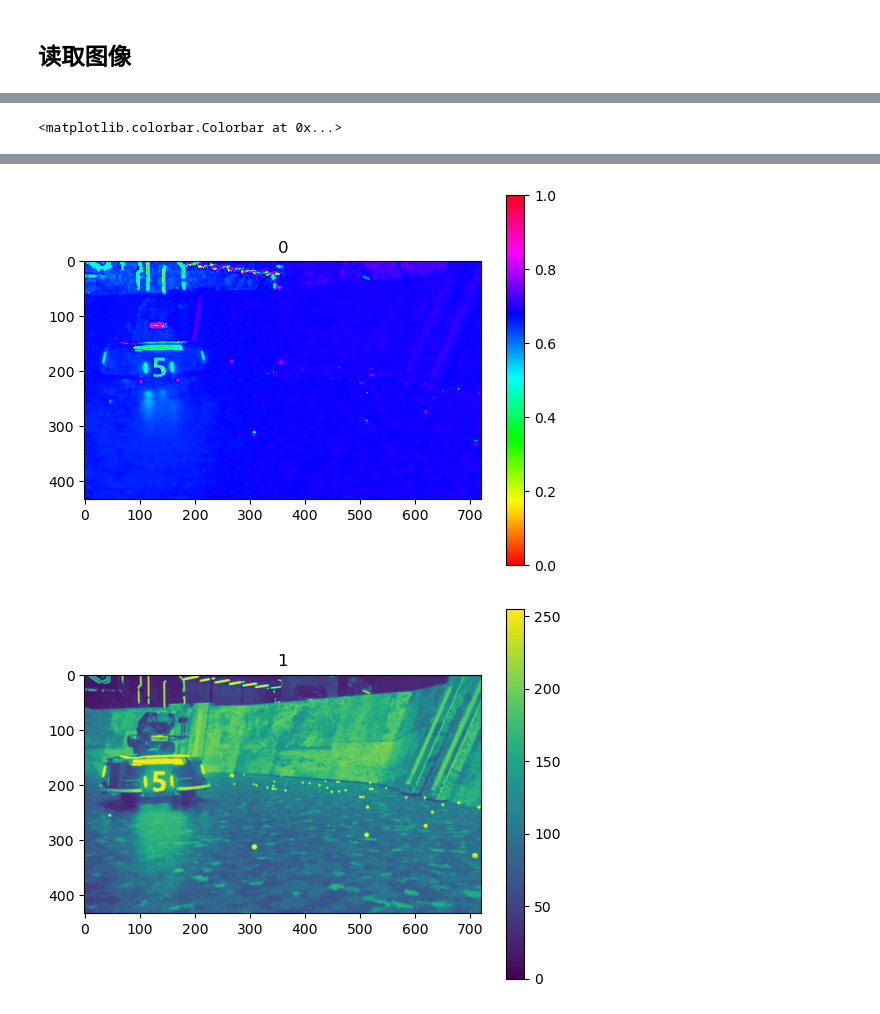
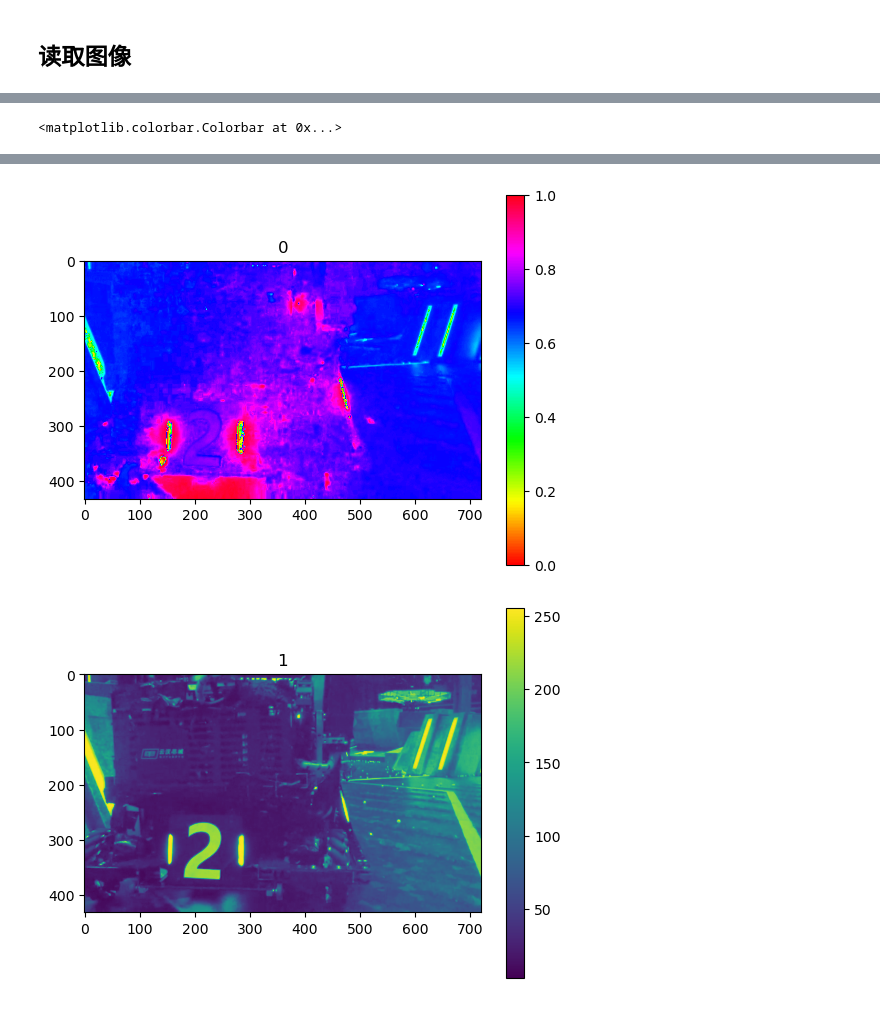
Before and after one commit to WolfGenerals/Armor_Detection, a Jupyter notebook: 装甲板板识别.ipynb, the cells around one changed output, grey strips where cells are left out. Saved outputs shown, nothing was run; the diff lists cells and outputs as text; code cells hidden in the pictures.

```diff
--- a/装甲板板识别.ipynb
+++ b/装甲板板识别.ipynb
@@ -15,10 +14,8 @@ import numpy
 # %% [markdown]
 ## 读取图像
 # %%
-image: Mat = imread('Blue-5.jpeg')
-# image: Mat = imread('Red-2.jpg')
-# image: Mat = imread('VW_CH3RoboVigorVsRPS_BO2_1_109.jpg')
-# image: Mat = imread('VW_CH3RoboGrinderVs交龙_BO2_1_108.jpg')
+# image: Mat = imread('Blue-5.jpeg')
+image: Mat = imread('Red-2.jpg')
 # image: Mat = imread('mimikko.jpg')
 # image: Mat = imread('img.png')
 
@@ -32,10 +27,8 @@ pyplot.imshow(cv2.cvtColor(image, cv2.COLOR_BGR2RGB))
 image_HLS = cv2.cvtColor(image, cv2.COLOR_BGR2HLS)
 
 channels: Sequence[Mat] = cv2.split(image_HLS)
-# cv2.cvtColor(image,cv2.COLOR_BGR2GRAY)
 
-image_Light = cv2.inRange(image_HLS, array([0, 200, 200]), array([180, 255, 255]))
-# image_Light = cv2.inRange(image_HLS, array([0, 0, 50]), array([180, 50, 255]))
+image_Light = cv2.inRange(image_HLS, array([0, 190, 0]), array([180, 255, 255]))
 
 
 pyplot.title(-1)
@@ -43,9 +36,8 @@ pyplot.imshow(image_Light, cmap = 'gray')
 pyplot.colorbar()
 
 pyplot.figure()
-image_Light = cv2.dilate(image_Light, numpy.ones((5, 5)), iterations = 1)
-image_Light = cv2.erode(image_Light, numpy.ones((3, 3)), iterations = 1)
-# image_Light=cv2.dilate(image_Light, numpy.ones((3, 3)), iterations =1)
+image_Light=cv2.erode(image_Light, numpy.ones((3, 3)), iterations = 2)
+image_Light=cv2.dilate(image_Light, numpy.ones((3, 3)), iterations = 3)
 
 # pyplot.imshow(cv2.cvtColor(image_HLS, cv2.COLOR_BGR2RGB))
 # pyplot.figure()
@@ -78,2 +70,2 @@ pyplot.colorbar()
-[figure, old version]
+[figure, new version]
-[figure, old version]
+[figure, new version]
```
Also changed, not shown: parts of 10 cells of this notebook, 2 other files.
